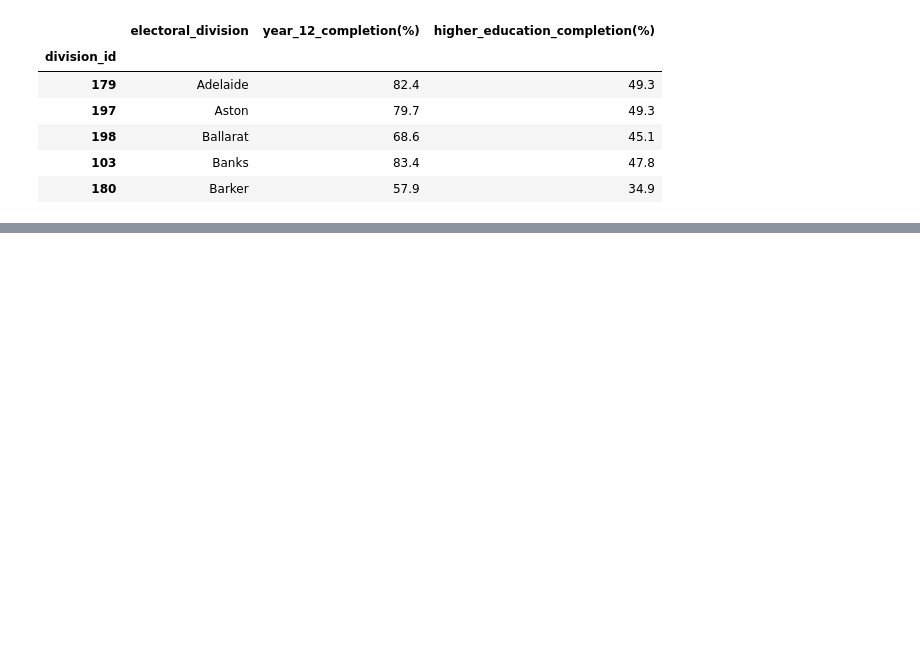
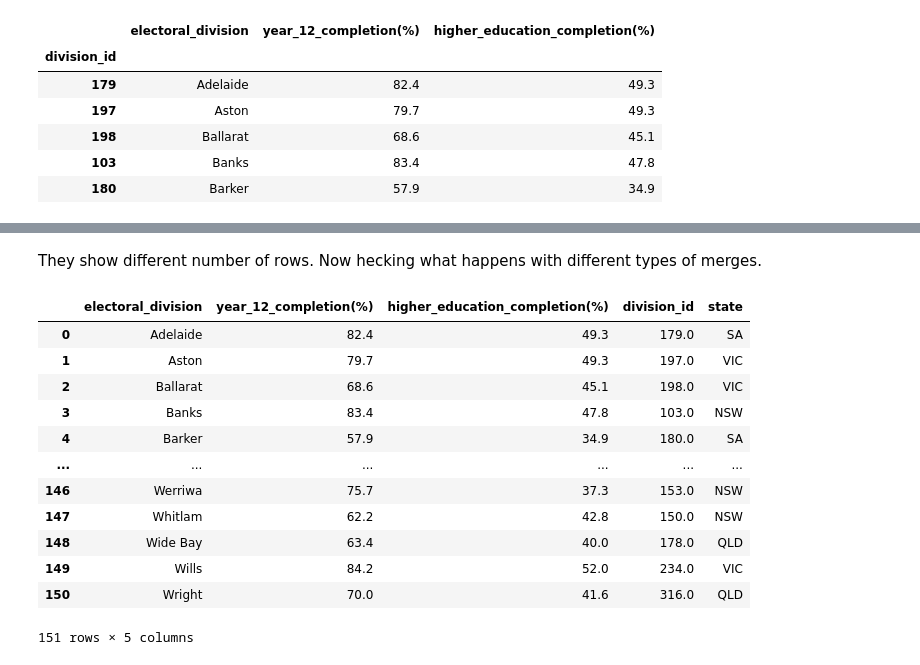
Before and after one commit to annewieggers/ETL-project, a Jupyter notebook: 10-extracting_transforming_commonwealth_electorate_education.ipynb, the cells around one changed output, grey strips where cells are left out. Cells and saved outputs as stored; diff of their text form; code cells hidden in the pictures; blank space fills up the shorter version.

```diff
--- a/10-extracting_transforming_commonwealth_electorate_education.ipynb
+++ b/10-extracting_transforming_commonwealth_electorate_education.ipynb
@@ -184,0 +355,20 @@ merged_df.head()
+# %% [markdown]
+They show different number of rows. Now hecking what happens with different types of merges.
+# %%
+# everything in education_df
+second_merged_df = education_df.merge(electoral_division_df, how = 'left', on = 'electoral_division')
+second_merged_df
+# %% [output]
+|  | electoral_division | year_12_completion(%) | higher_education_completion(%) | division_id | state |
+| 0 | Adelaide | 82.4 | 49.3 | 179.0 | SA |
+| 1 | Aston | 79.7 | 49.3 | 197.0 | VIC |
+| 2 | Ballarat | 68.6 | 45.1 | 198.0 | VIC |
+| 3 | Banks | 83.4 | 47.8 | 103.0 | NSW |
+| 4 | Barker | 57.9 | 34.9 | 180.0 | SA |
+| ... | ... | ... | ... | ... | ... |
+| 146 | Werriwa | 75.7 | 37.3 | 153.0 | NSW |
+| 147 | Whitlam | 62.2 | 42.8 | 150.0 | NSW |
+| 148 | Wide Bay | 63.4 | 40.0 | 178.0 | QLD |
+| 149 | Wills | 84.2 | 52.0 | 234.0 | VIC |
+| 150 | Wright | 70.0 | 41.6 | 316.0 | QLD |
+151 rows × 5 columns
```
Also changed, not shown: parts of 34 cells of this notebook.
